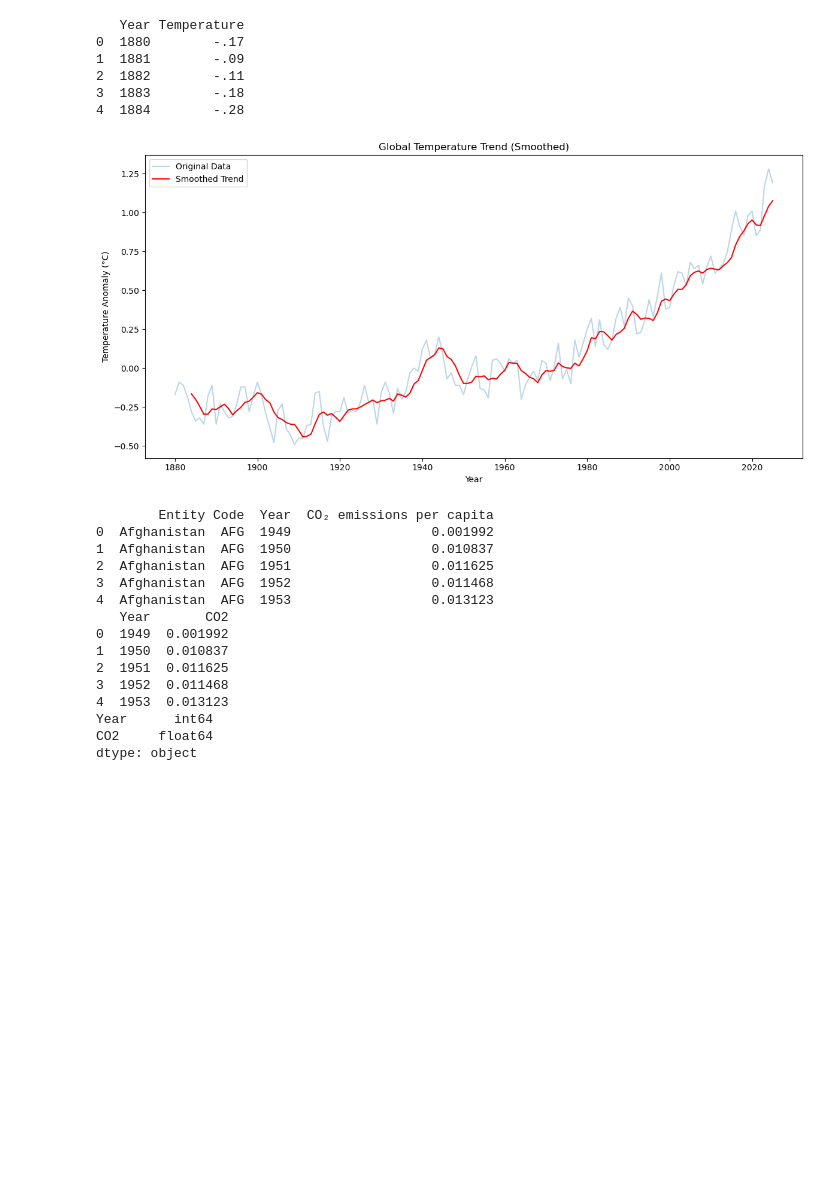
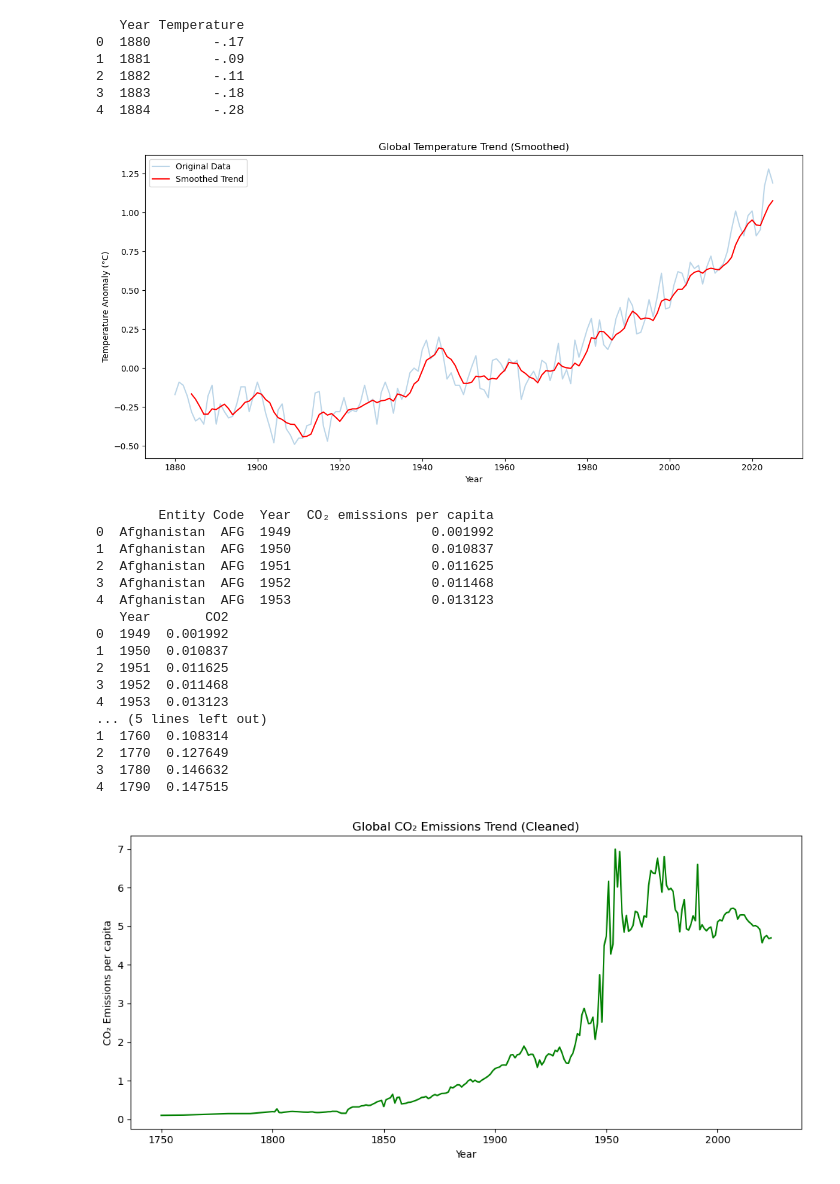
Before and after one commit to Bushra-Baloch/climate-change-analysis, a Jupyter notebook: notebook/analysis.ipynb, the cells around one changed output. Saved outputs shown, nothing was run; the diff lists cells and outputs as text; code cells hidden in the pictures; blank space fills up the shorter version.

Commit message:
Cleaned CO2 data by grouping yearly values and generated clear trend visualization

```diff
--- a/notebook/analysis.ipynb
+++ b/notebook/analysis.ipynb
@@ -58,33 +58,54 @@ print(co2.head())
 
 co2 = co2[['Year', 'CO₂ emissions per capita']]
 
 co2.columns = ['Year', 'CO2']
 
 print(co2.head())
 
 co2['CO2'] = pd.to_numeric(co2['CO2'], errors='coerce')
 
 print(co2.dtypes)
+
+
+co2_clean = co2.groupby('Year')['CO2'].mean().reset_index()
+
+print(co2_clean.head())
+
+plt.figure(figsize=(10,5))
+
+plt.plot(co2_clean['Year'], co2_clean['CO2'], color='green')
+
+plt.title("Global CO₂ Emissions Trend (Cleaned)")
+plt.xlabel("Year")
+plt.ylabel("CO₂ Emissions per capita")
+
+plt.grid(False)
+plt.tight_layout()
+
+plt.show()
 # %% [output]
    Year Temperature
 0  1880        -.17
 1  1881        -.09
 2  1882        -.11
 3  1883        -.18
 4  1884        -.28
 [figure]
         Entity Code  Year  CO₂ emissions per capita
 0  Afghanistan  AFG  1949                  0.001992
 1  Afghanistan  AFG  1950                  0.010837
 2  Afghanistan  AFG  1951                  0.011625
 3  Afghanistan  AFG  1952                  0.011468
 4  Afghanistan  AFG  1953                  0.013123
    Year       CO2
 0  1949  0.001992
 1  1950  0.010837
 2  1951  0.011625
 3  1952  0.011468
 4  1953  0.013123
-Year      int64
-CO2     float64
-dtype: object
+... (5 lines left out)
+1  1760  0.108314
+2  1770  0.127649
+3  1780  0.146632
+4  1790  0.147515
+[figure, added]
```
